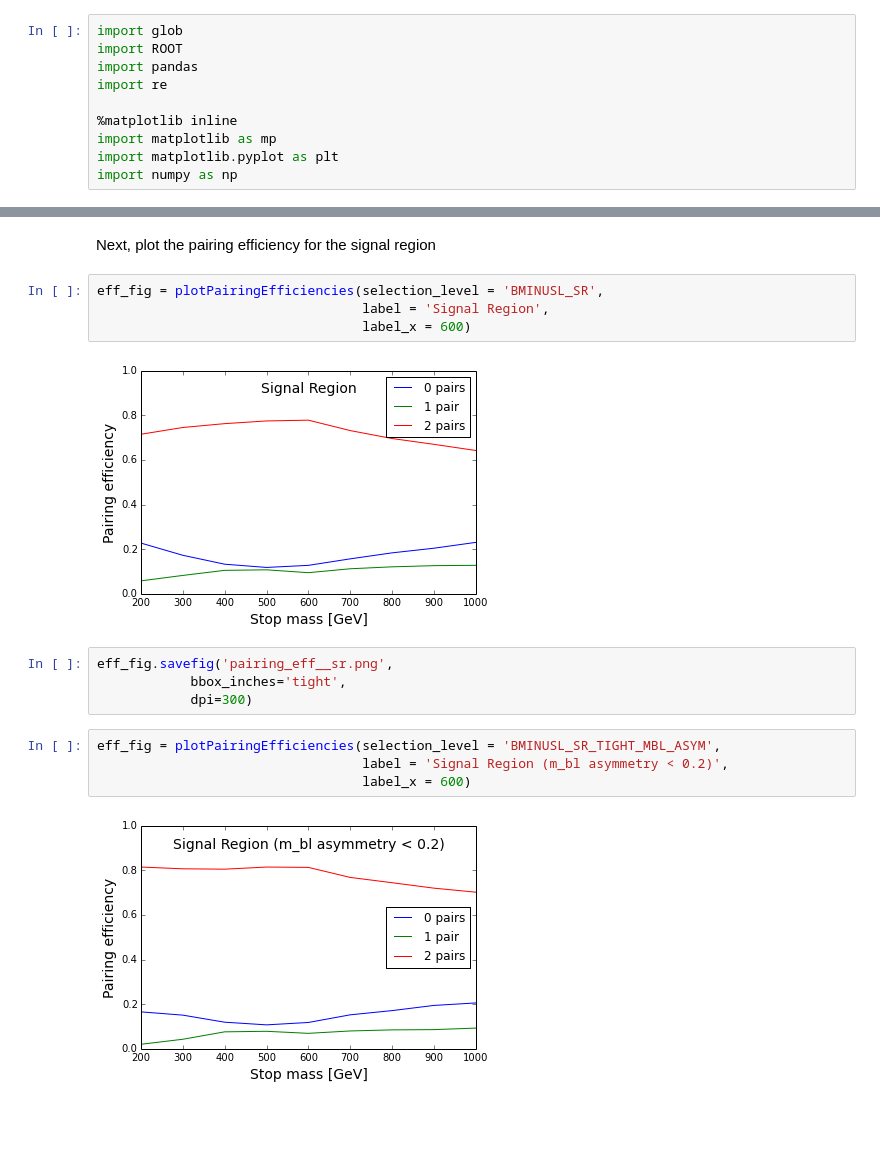
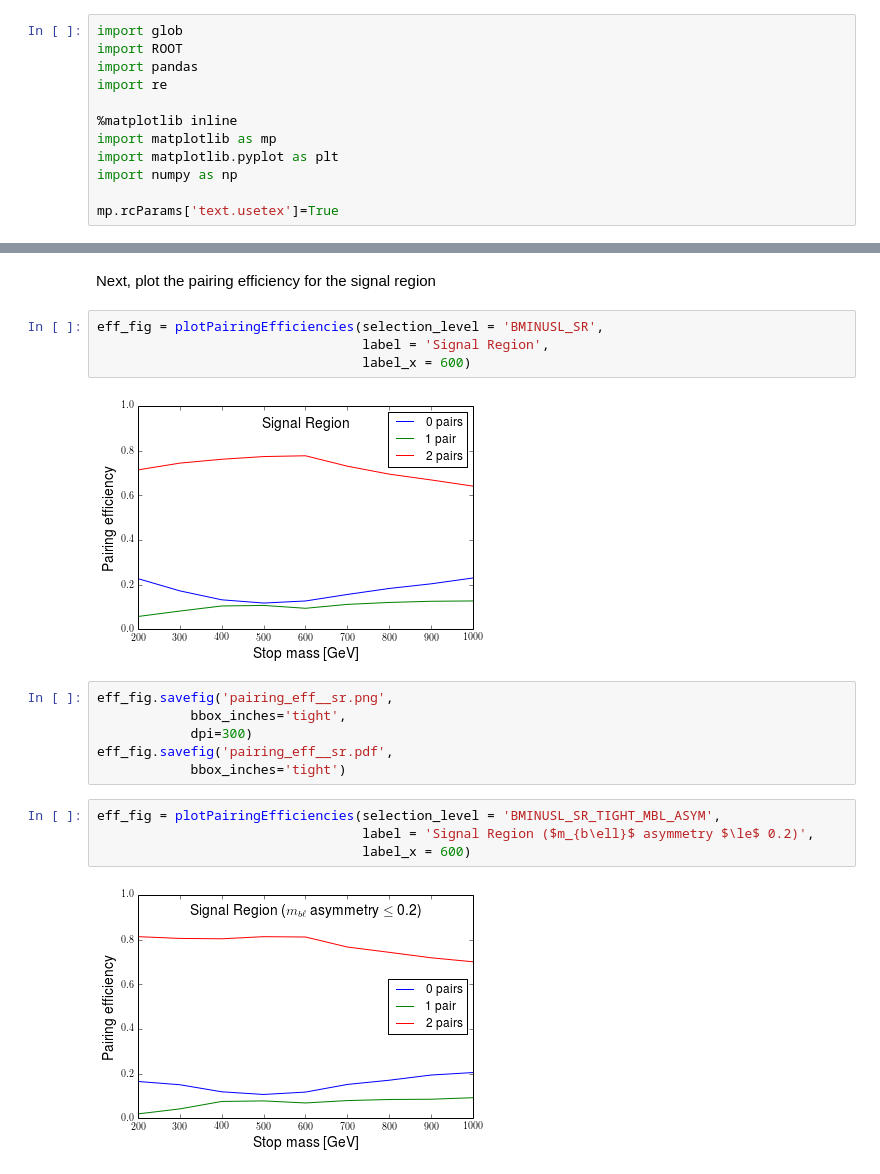
Before and after one commit to bdjackson/BMinusLSmallStudies, a Jupyter notebook: PairingEfficiency.ipynb, the cells around one changed output, grey strips where cells are left out. Saved outputs shown, nothing was run; the diff lists cells and outputs as text; blank space fills up the shorter version.

```diff
--- a/PairingEfficiency.ipynb
+++ b/PairingEfficiency.ipynb
@@ -10,6 +10,8 @@ import re
 import matplotlib as mp
 import matplotlib.pyplot as plt
 import numpy as np
+
+mp.rcParams['text.usetex']=True
 # %% [markdown]
 ## Input files
 Collect a list of input files
@@ -101,17 +105,19 @@ eff_fig = plotPairingEfficiencies(selection_level = 'BMINUSL_SR',
                                   label = 'Signal Region',
                                   label_x = 600)
 # %% [output]
-[figure, old version]
+[figure, new version]
 # %%
 eff_fig.savefig('pairing_eff__sr.png',
             bbox_inches='tight',
             dpi=300)
+eff_fig.savefig('pairing_eff__sr.pdf',
+            bbox_inches='tight')
 # %%
 eff_fig = plotPairingEfficiencies(selection_level = 'BMINUSL_SR_TIGHT_MBL_ASYM',
-                                  label = 'Signal Region (m_bl asymmetry < 0.2)',
+                                  label = 'Signal Region ($m_{b\ell}$ asymmetry $\le$ 0.2)',
                                   label_x = 600)
 # %% [output]
-[figure, old version]
+[figure, new version]
 # %%
 eff_fig.savefig('pairing_eff__sr_tight_mbl_asym.png',
             bbox_inches='tight',
```
Also changed, not shown: parts of 3 cells of this notebook, 2 other files.
